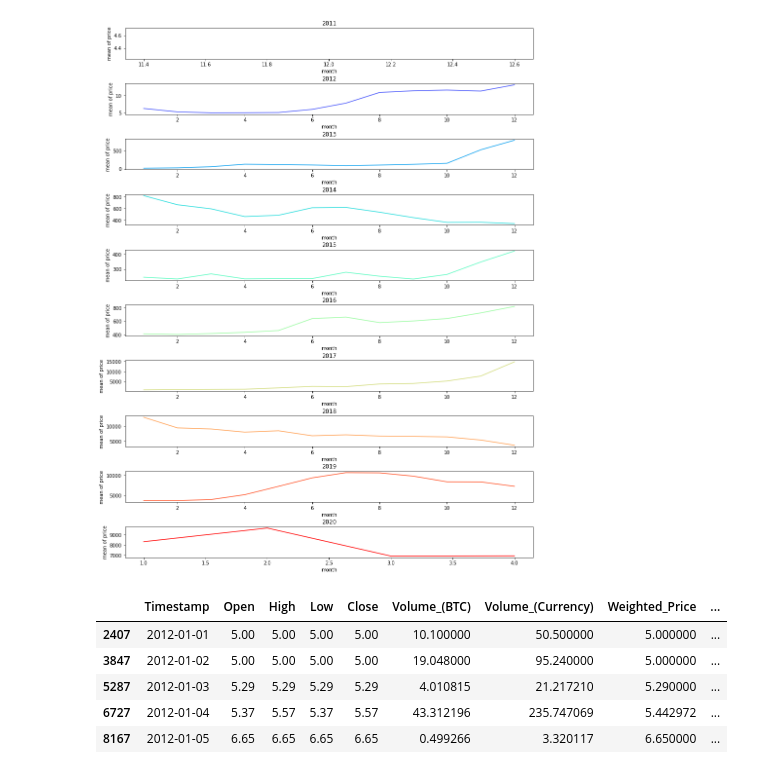
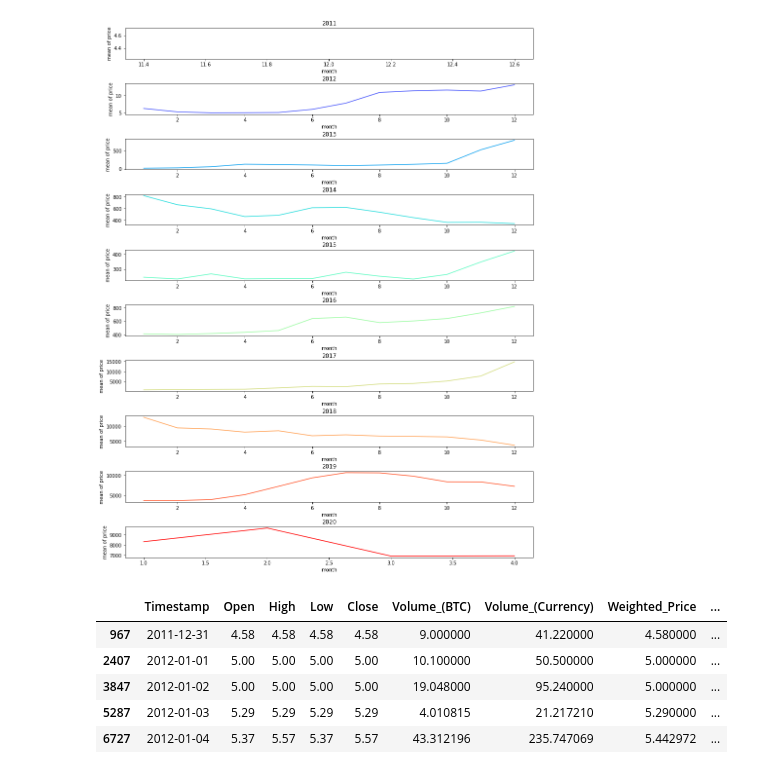
Before and after one commit to atsushii/CryptoCurrencyPortfoilo, a Jupyter notebook: CryptoCurrencyPricePredict.ipynb, the cells around one changed output. Drawn from its saved outputs; the diff is of its cells as text; code cells hidden in the pictures.

```diff
--- a/CryptoCurrencyPricePredict.ipynb
+++ b/CryptoCurrencyPricePredict.ipynb
@@ -61,7 +65,7 @@ Data columns (total 8 columns):
 dtypes: datetime64[ns](1), float64(7)
 memory usage: 266.3 MB
 # %%
-df.set_index("Timestamp")["Weighted_Price"].plot(figsize=(12, 5), title="BTC PRICE")
+df.set_index("Timestamp")["Close"].plot(figsize=(12, 5), title="BTC PRICE")
 plt.xlabel("date")
 plt.ylabel("price")
 plt.show()
@@ -153,16 +157,14 @@ for i, value in enumerate(year):
 # %% [output]
 [figure]
 # %%
-# drop data of 2011
-df = df.drop(df[df.year == 2011].index)
 # drop duplicate date
 df["Timestamp"] = df["Timestamp"].apply(lambda x: x.replace(hour=0, minute=0, second=0))
 df = df.drop_duplicates(subset="Timestamp", keep="last")
 df.head()
 # %% [output]
 |  | Timestamp | Open | High | Low | Close | Volume_(BTC) | Volume_(Currency) | Weighted_Price | ... |
+| 967 | 2011-12-31 | 4.58 | 4.58 | 4.58 | 4.58 | 9.000000 | 41.220000 | 4.580000 | ... |
 | 2407 | 2012-01-01 | 5.00 | 5.00 | 5.00 | 5.00 | 10.100000 | 50.500000 | 5.000000 | ... |
 | 3847 | 2012-01-02 | 5.00 | 5.00 | 5.00 | 5.00 | 19.048000 | 95.240000 | 5.000000 | ... |
 | 5287 | 2012-01-03 | 5.29 | 5.29 | 5.29 | 5.29 | 4.010815 | 21.217210 | 5.290000 | ... |
 | 6727 | 2012-01-04 | 5.37 | 5.57 | 5.37 | 5.57 | 43.312196 | 235.747069 | 5.442972 | ... |
-| 8167 | 2012-01-05 | 6.65 | 6.65 | 6.65 | 6.65 | 0.499266 | 3.320117 | 6.650000 | ... |
```
Also changed, not shown: parts of 25 cells of this notebook.
